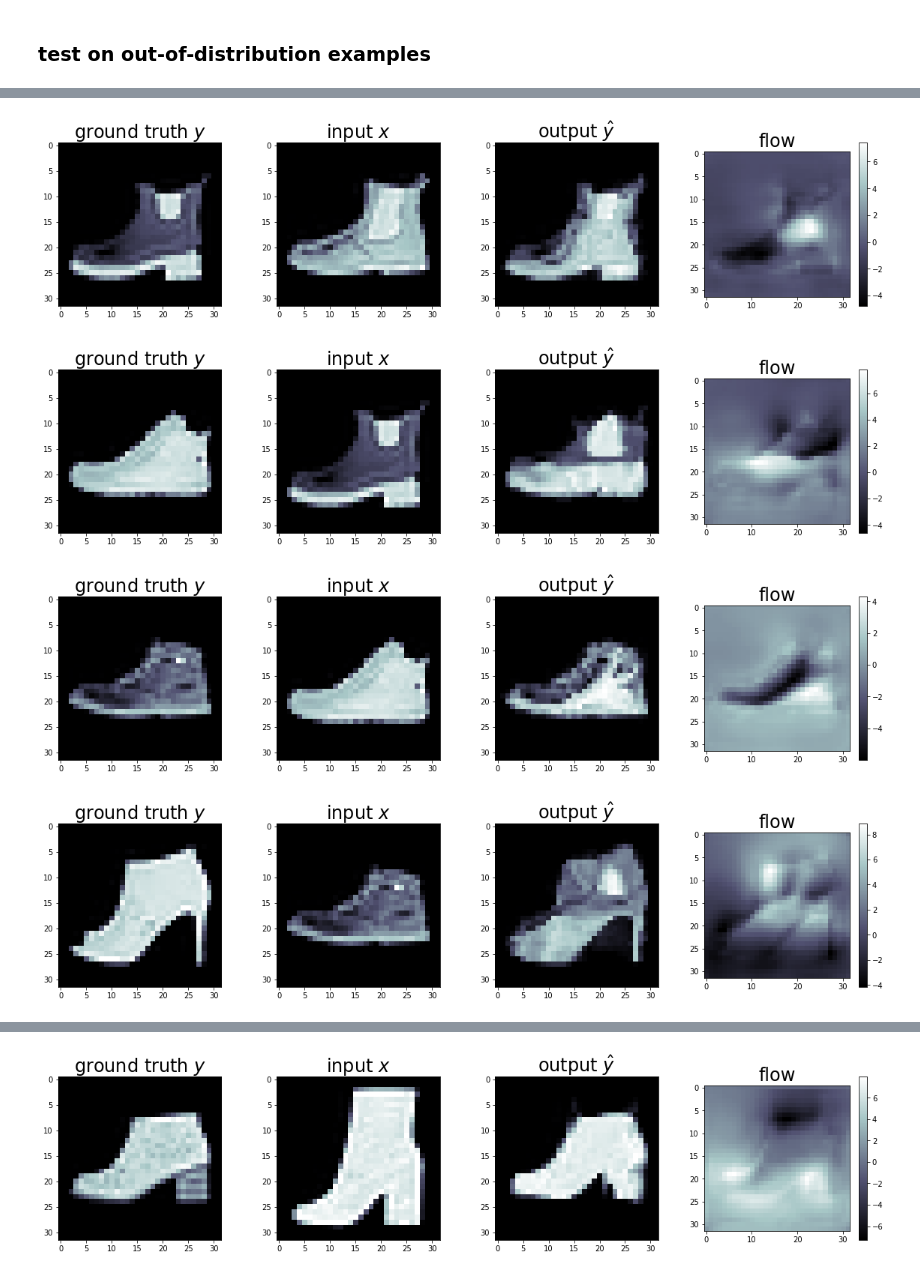
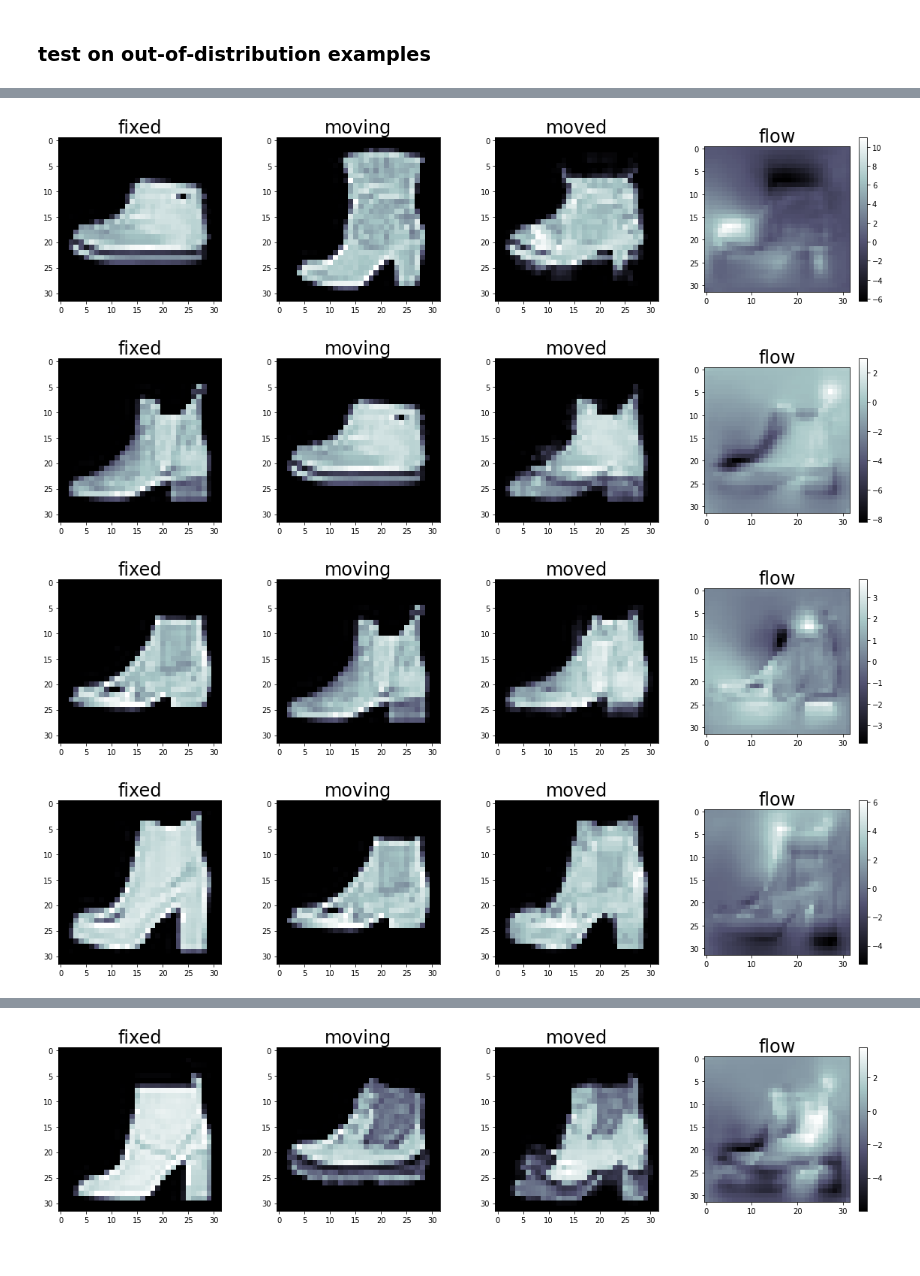
Before and after one commit to clu5/registration, a Jupyter notebook: notebooks/playground.ipynb, the cells around one changed output, grey strips where cells are left out. Cells and saved outputs as stored; diff of their text form; code cells hidden in the pictures.

```diff
--- a/notebooks/playground.ipynb
+++ b/notebooks/playground.ipynb
@@ -383,11 +597,11 @@ for k in range(8):
 # %% [markdown]
 ### test on out-of-distribution examples
 # %%
-test_dataset = sandal_test_dataset
+test_dataset = zero_test_dataset
 test_loader = get_dataloader(test_dataset, shuffle=False)
 # %%
 test_images = next(iter(test_loader)).to('cuda')
-moved, warp = model(test_images)
+moved, warp = domain_model(test_images)
 test_images = test_images.cpu().detach().numpy()
 moved = moved.cpu().detach().numpy()
 warp = warp.cpu().detach().numpy()
@@ -398,14 +612,14 @@ for k in range(8):
     moving, fixed = test_images[k, 0], test_images[k, 1]
     fig, ax = plt.subplots(ncols=4, figsize=(20, 4))
     ax[0].imshow(fixed, cmap=cmap)
-    ax[0].set_title(r'ground truth $y$', fontsize=fontsize)
+    ax[0].set_title(r'fixed', fontsize=fontsize)
     ax[1].imshow(moving, cmap=cmap)
-    ax[1].set_title(r'input $x$', fontsize=fontsize)
+    ax[1].set_title(r'moving', fontsize=fontsize)
     ax[2].imshow(moved[k, 0], cmap=cmap)
-    ax[2].set_title(r'output $\hat{y}$', fontsize=fontsize)
+    ax[2].set_title(r'moved', fontsize=fontsize)
     flow = ax[3].imshow(warp[k].sum(0), cmap=cmap)
     ax[3].set_title(r'flow', fontsize=fontsize)
     plt.colorbar(flow, ax=ax[3])
-    plt.savefig(f'figures/voxelmorph-sandal-example-{k}.png')
+    # plt.savefig(f'figures/voxelmorph-sandal-example-{k}.png')
     plt.show()
 # %% [output]
@@ -422,7 +636,7 @@ test_dataset = boot_test_dataset
 test_loader = get_dataloader(test_dataset, shuffle=False)
 # %%
 test_images = next(iter(test_loader)).to('cuda')
-moved, warp = model(test_images)
+moved, warp = domain_model(test_images)
 test_images = test_images.cpu().detach().numpy()
 moved = moved.cpu().detach().numpy()
 warp = warp.cpu().detach().numpy()
@@ -433,14 +647,14 @@ for k in range(8):
     moving, fixed = test_images[k, 0], test_images[k, 1]
     fig, ax = plt.subplots(ncols=4, figsize=(20, 4))
     ax[0].imshow(fixed, cmap=cmap)
-    ax[0].set_title(r'ground truth $y$', fontsize=fontsize)
+    ax[0].set_title(r'fixed', fontsize=fontsize)
     ax[1].imshow(moving, cmap=cmap)
-    ax[1].set_title(r'input $x$', fontsize=fontsize)
+    ax[1].set_title(r'moving', fontsize=fontsize)
     ax[2].imshow(moved[k, 0], cmap=cmap)
-    ax[2].set_title(r'output $\hat{y}$', fontsize=fontsize)
+    ax[2].set_title(r'moved', fontsize=fontsize)
     flow = ax[3].imshow(warp[k].sum(0), cmap=cmap)
     ax[3].set_title(r'flow', fontsize=fontsize)
     plt.colorbar(flow, ax=ax[3])
-    plt.savefig(f'figures/voxelmorph-boot-example-{k}.png')
+    # plt.savefig(f'figures/voxelmorph-boot-example-{k}.png')
     plt.show()
 # %% [output]
@@ -448,4 +662,4 @@ for k in range(8):
-[figure, old version]
+[figure, new version]
-[figure, old version]
+[figure, new version]
-[figure, old version]
+[figure, new version]
-[figure, old version]
+[figure, new version]
@@ -453 +667 @@ for k in range(8):
-[figure, old version]
+[figure, new version]
```
Also changed, not shown: parts of 50 cells of this notebook, 11 other files.
